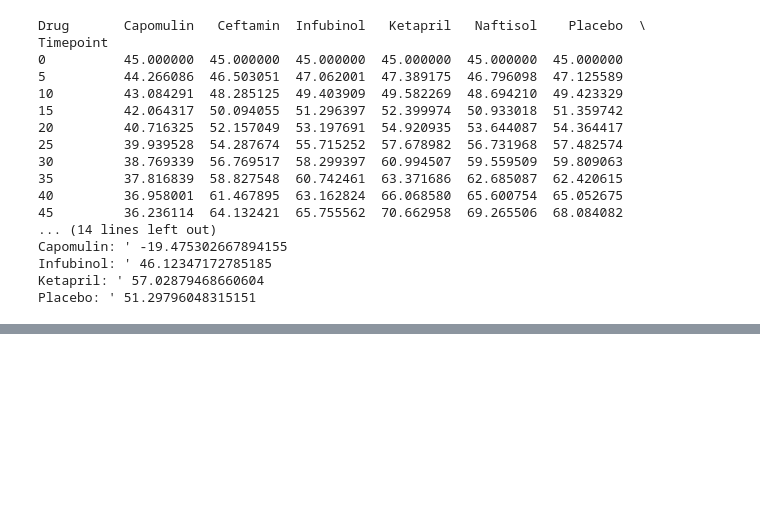
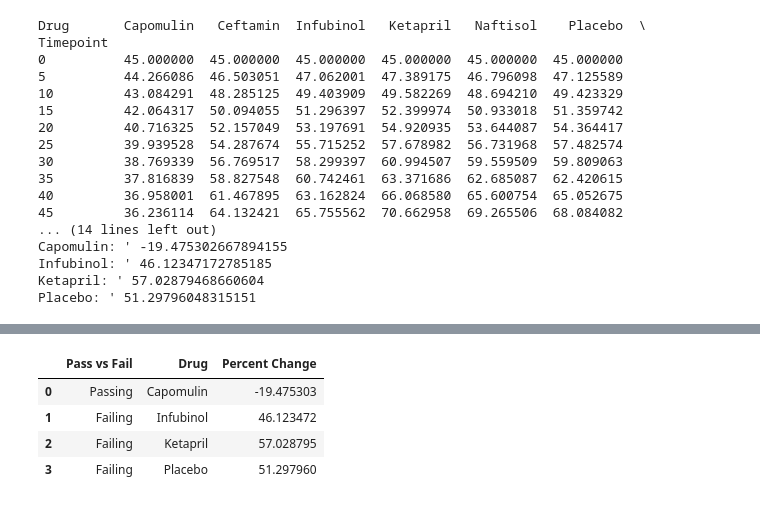
Before and after one commit to AlexandraOricchio/Matplotlib-Challenge, a Jupyter notebook: Pymaceuticals/Pymaceuticals_Notebook.ipynb, the cells around one changed output, grey strips where cells are left out. Saved outputs shown, nothing was run; the diff lists cells and outputs as text; code cells hidden in the pictures; blank space fills up the shorter version.

```diff
--- a/Pymaceuticals/Pymaceuticals_Notebook.ipynb
+++ b/Pymaceuticals/Pymaceuticals_Notebook.ipynb
@@ -364,0 +411,10 @@ Placebo: ' 51.29796048315151
+# %%
+sum_dict={'Pass vs Fail':['Passing', 'Failing', 'Failing', 'Failing'], 'Drug':['Capomulin','Infubinol','Ketapril','Placebo'],'Percent Change':percent_changes}
+sum_df=pd.DataFrame(sum_dict)
+sum_df
+# %% [output]
+|  | Pass vs Fail | Drug | Percent Change |
+| 0 | Passing | Capomulin | -19.475303 |
+| 1 | Failing | Infubinol | 46.123472 |
+| 2 | Failing | Ketapril | 57.028795 |
+| 3 | Failing | Placebo | 51.297960 |
```
Also changed, not shown: parts of 2 cells of this notebook.
